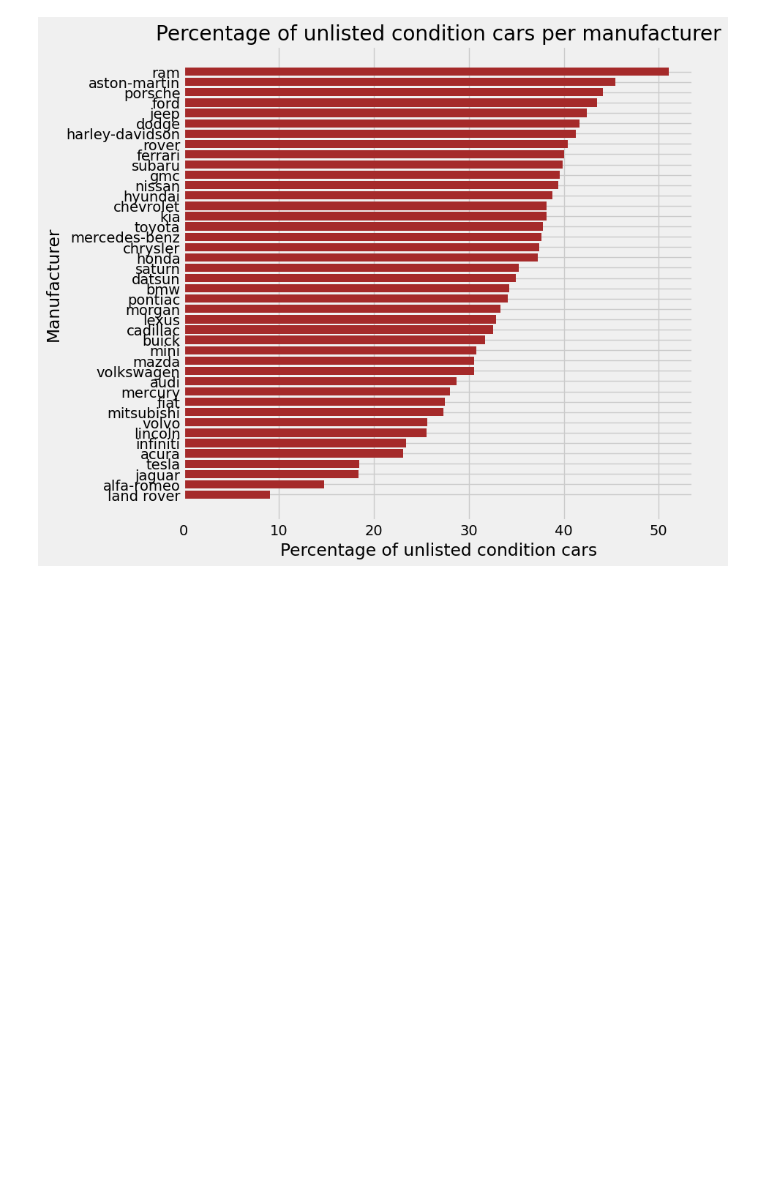
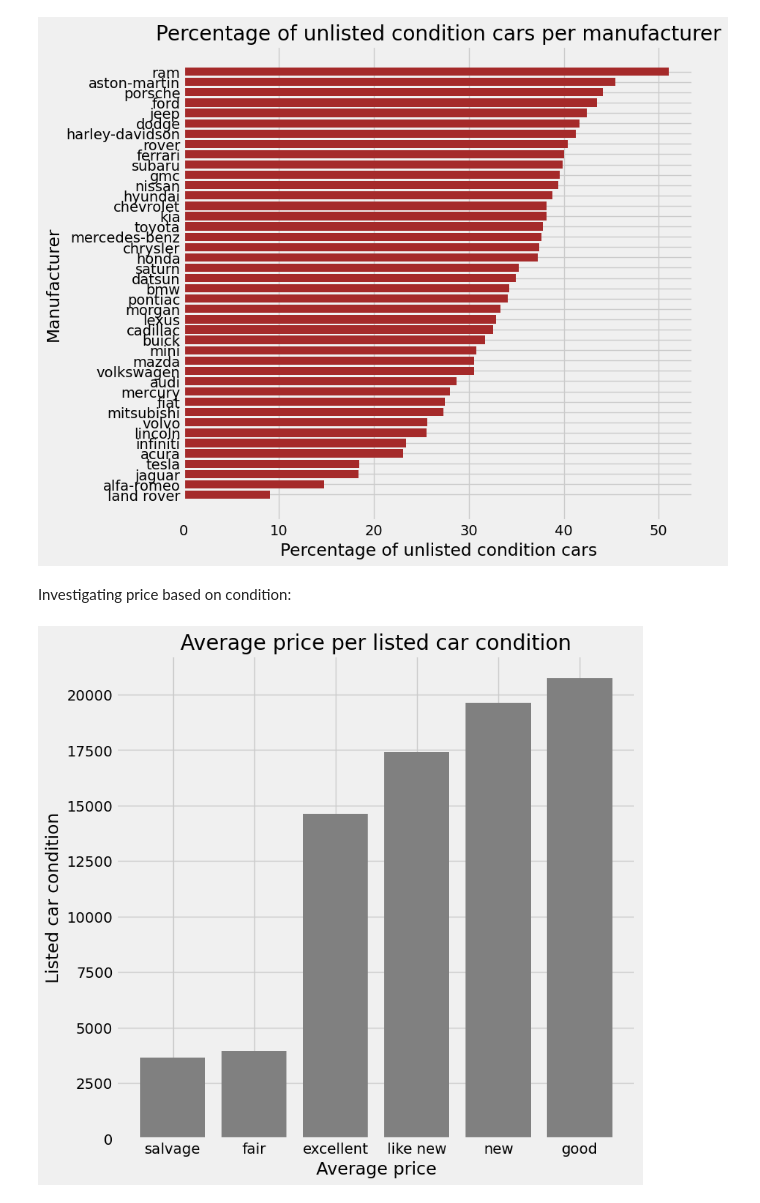
Before and after one commit to LewisRRamsey/Data-science-and-analytics-side-projects, a Jupyter notebook: Data analysis side project on used cars/Jupyter notebook file for project.ipynb, the cells around one changed output. Saved outputs shown, nothing was run; the diff lists cells and outputs as text; code cells hidden in the pictures; blank space fills up the shorter version.

Commit message:
finishing condition investigation and beginning cylinder investigation

```diff
--- a/Data analysis side project on used cars/Jupyter notebook file for project.ipynb
+++ b/Data analysis side project on used cars/Jupyter notebook file for project.ipynb
@@ -332,3 +341,15 @@ plt.ylabel('Manufacturer')
 plt.show()
 # %% [output]
 [figure]
+# %% [markdown]
+Investigating price based on condition:
+# %%
+condition_prices = clean_cars_df.groupby('condition')['price'].mean().reset_index(name='Average price')
+condition_prices = condition_prices.sort_values('Average price', ascending=True)
+plt.bar(x = condition_prices['condition'].values, height = condition_prices['Average price'].values, color = 'grey')
+plt.title('Average price per listed car condition')
+plt.xlabel('Average price')
+plt.ylabel('Listed car condition')
+plt.show()
+# %% [output]
+[figure, added]
```
Also changed, not shown: parts of 11 cells of this notebook.
